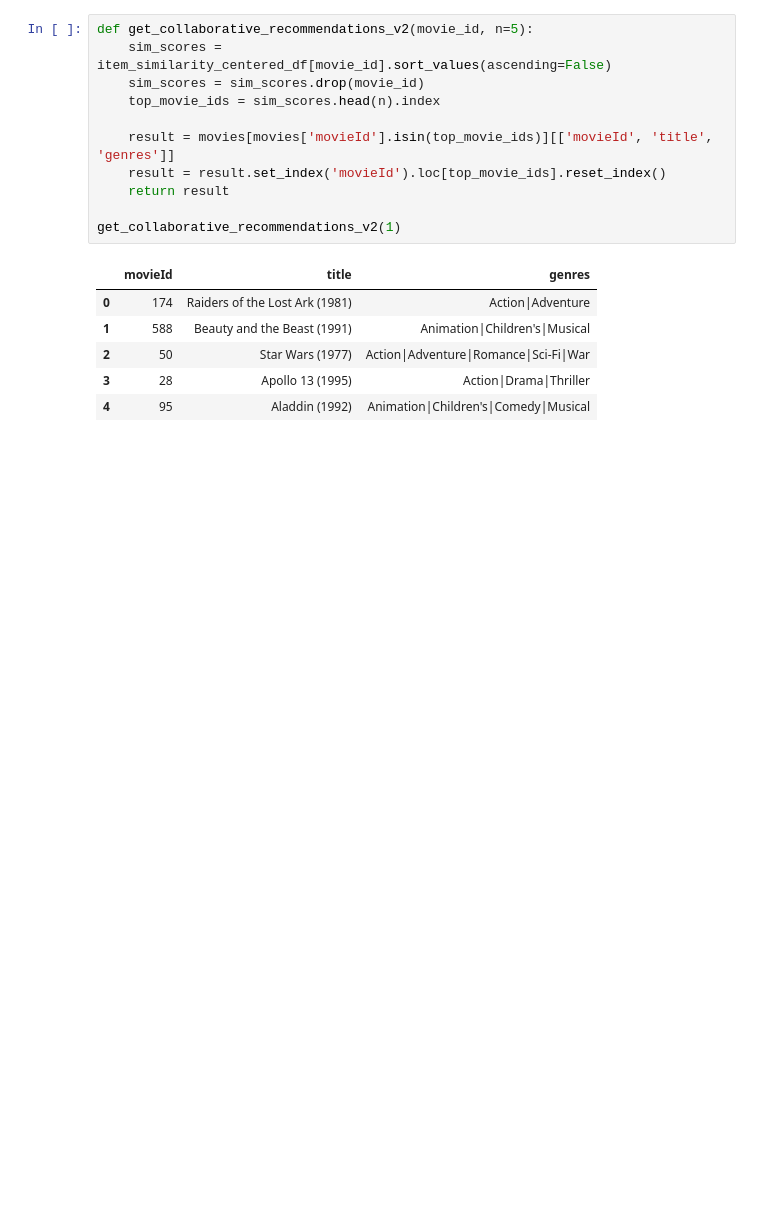
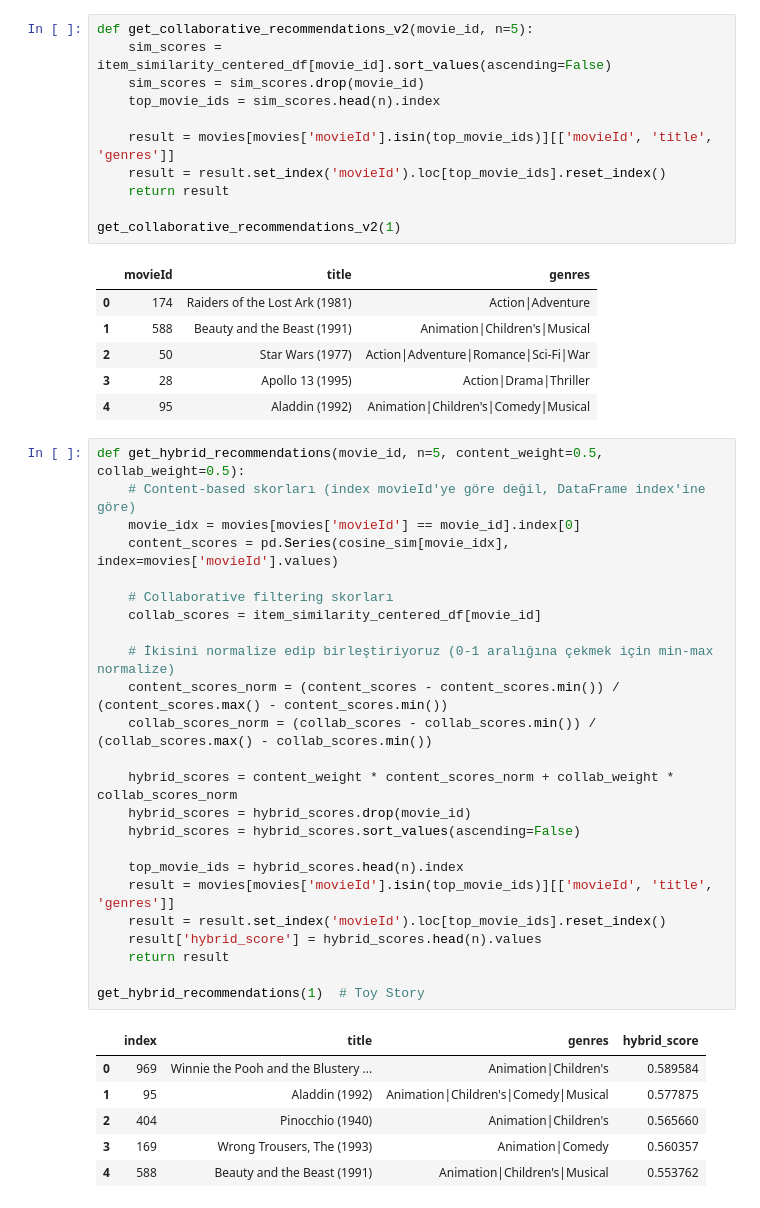
Before and after one commit to egemenoral1-jpg/film-oneri-sistemi, a Jupyter notebook: notebooks/01_eda.ipynb, the cells around one changed output. Cells and saved outputs as stored; diff of their text form; blank space fills up the shorter version.

Commit message:
hibrit oneri sistemi: max-based birlestirme ile content-based ve collaborative filtering birlesti

```diff
--- a/notebooks/01_eda.ipynb
+++ b/notebooks/01_eda.ipynb
@@ -240,3 +240,34 @@ get_collaborative_recommendations_v2(1)
 | 2 | 50 | Star Wars (1977) | Action|Adventure|Romance|Sci-Fi|War |
 | 3 | 28 | Apollo 13 (1995) | Action|Drama|Thriller |
 | 4 | 95 | Aladdin (1992) | Animation|Children's|Comedy|Musical |
+# %%
+def get_hybrid_recommendations(movie_id, n=5, content_weight=0.5, collab_weight=0.5):
+    # Content-based skorları (index movieId'ye göre değil, DataFrame index'ine göre)
+    movie_idx = movies[movies['movieId'] == movie_id].index[0]
+    content_scores = pd.Series(cosine_sim[movie_idx], index=movies['movieId'].values)
+
+    # Collaborative filtering skorları
+    collab_scores = item_similarity_centered_df[movie_id]
+
+    # İkisini normalize edip birleştiriyoruz (0-1 aralığına çekmek için min-max normalize)
+    content_scores_norm = (content_scores - content_scores.min()) / (content_scores.max() - content_scores.min())
+    collab_scores_norm = (collab_scores - collab_scores.min()) / (collab_scores.max() - collab_scores.min())
+
+    hybrid_scores = content_weight * content_scores_norm + collab_weight * collab_scores_norm
+    hybrid_scores = hybrid_scores.drop(movie_id)
+    hybrid_scores = hybrid_scores.sort_values(ascending=False)
+
+    top_movie_ids = hybrid_scores.head(n).index
+    result = movies[movies['movieId'].isin(top_movie_ids)][['movieId', 'title', 'genres']]
+    result = result.set_index('movieId').loc[top_movie_ids].reset_index()
+    result['hybrid_score'] = hybrid_scores.head(n).values
+    return result
+
+get_hybrid_recommendations(1)  # Toy Story
+# %% [output]
+|  | index | title | genres | hybrid_score |
+| 0 | 969 | Winnie the Pooh and the Blustery ... | Animation|Children's | 0.589584 |
+| 1 | 95 | Aladdin (1992) | Animation|Children's|Comedy|Musical | 0.577875 |
+| 2 | 404 | Pinocchio (1940) | Animation|Children's | 0.565660 |
+| 3 | 169 | Wrong Trousers, The (1993) | Animation|Comedy | 0.560357 |
+| 4 | 588 | Beauty and the Beast (1991) | Animation|Children's|Musical | 0.553762 |
```
Also changed, not shown: parts of 5 cells of this notebook.
